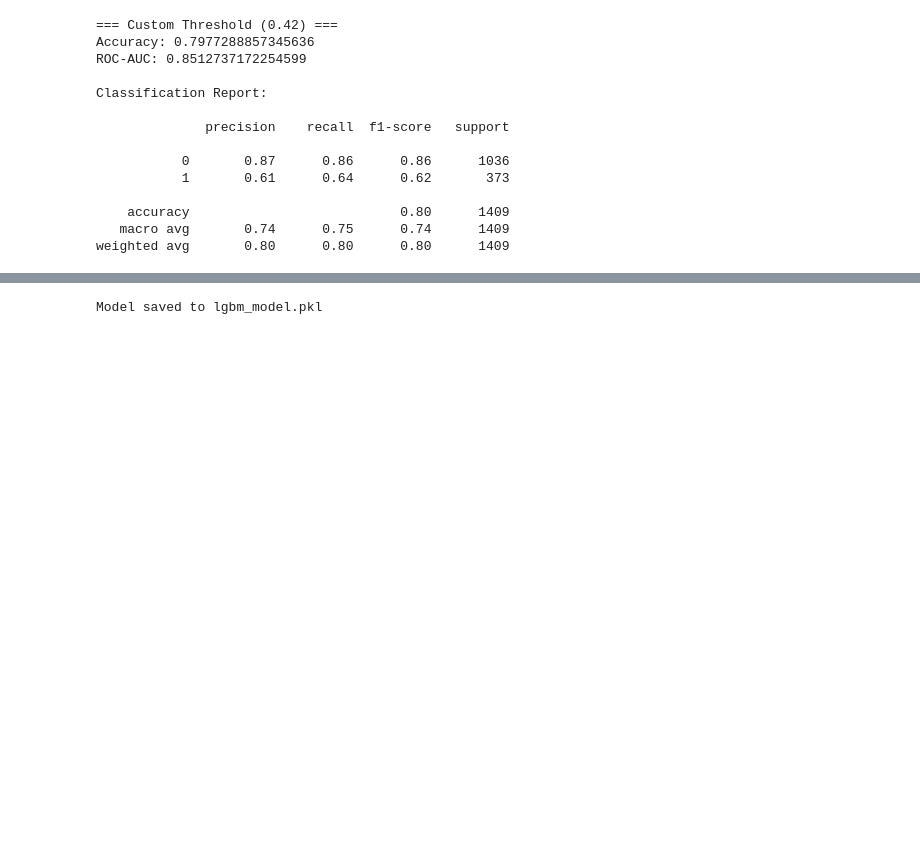
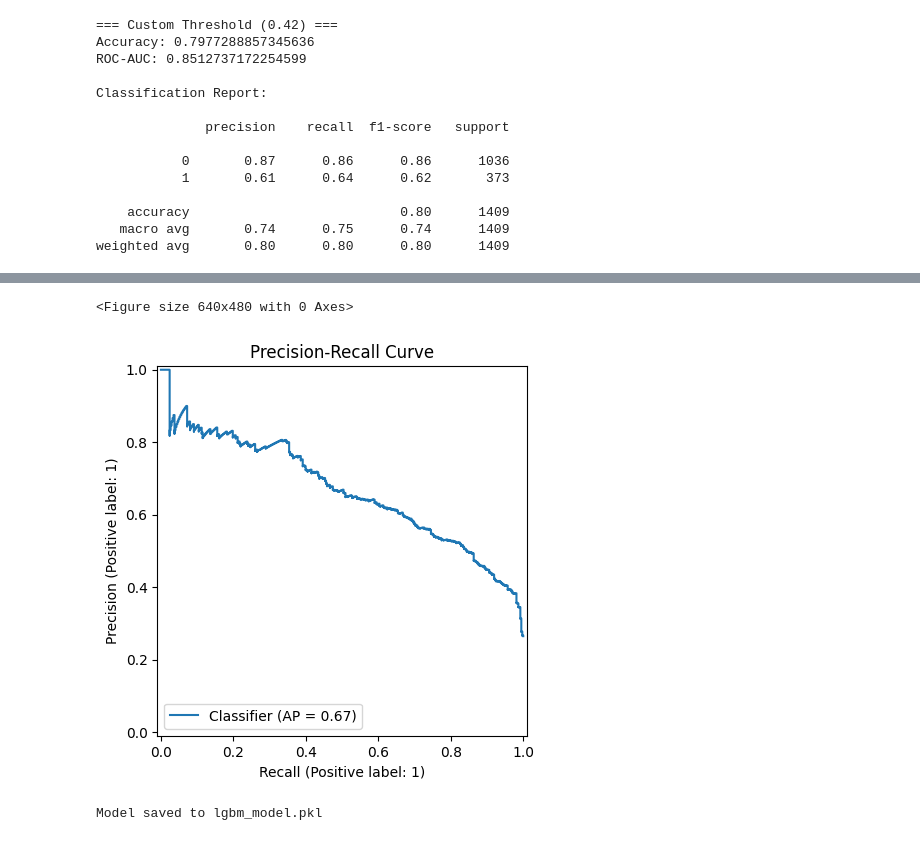
Before and after one commit to safdarsidhik/Customer_Churn_Prediction, a Jupyter notebook: Customer_Churn_Prediction.ipynb, the cells around one changed output, grey strips where cells are left out. Cells and saved outputs as stored; diff of their text form; code cells hidden in the pictures; blank space fills up the shorter version.

```diff
--- a/Customer_Churn_Prediction.ipynb
+++ b/Customer_Churn_Prediction.ipynb
@@ -193,3 +214,13 @@ weighted avg       0.80      0.80      0.80      1409
+# %%
+#Precision–Recall Curve
+
+plt.figure()
+PrecisionRecallDisplay.from_predictions(y_test, y_prob)
+plt.title("Precision-Recall Curve")
+plt.show()
+# %% [output]
+<Figure size 640x480 with 0 Axes>
+[figure, added]
 # %%
 with open('lgbm_model.pkl', 'wb') as f:
     pickle.dump(model, f)
```
Also changed, not shown: parts of 4 cells of this notebook.
